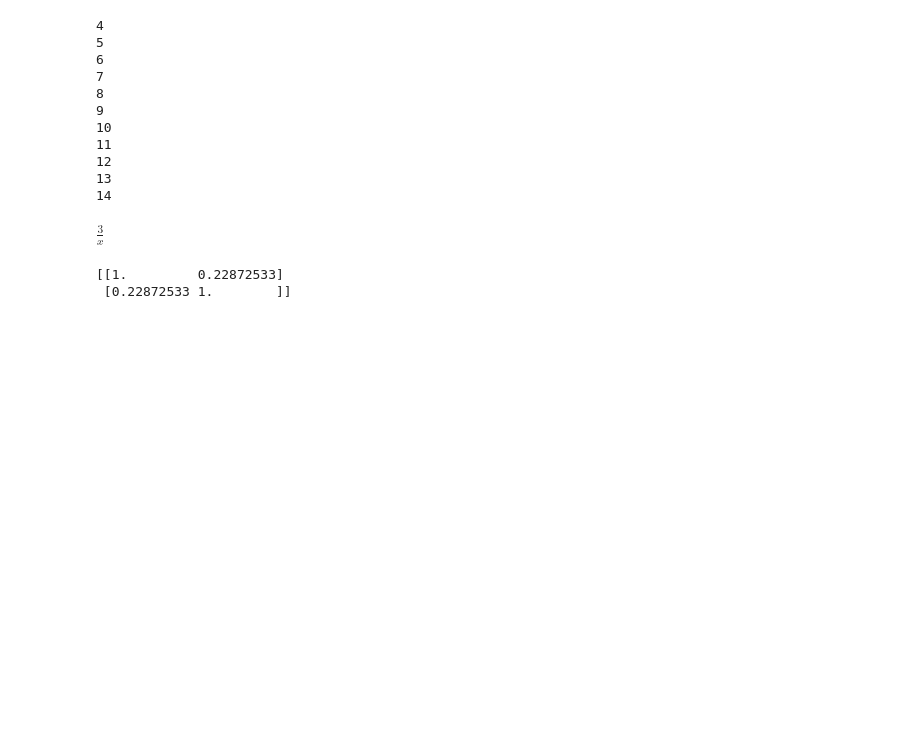
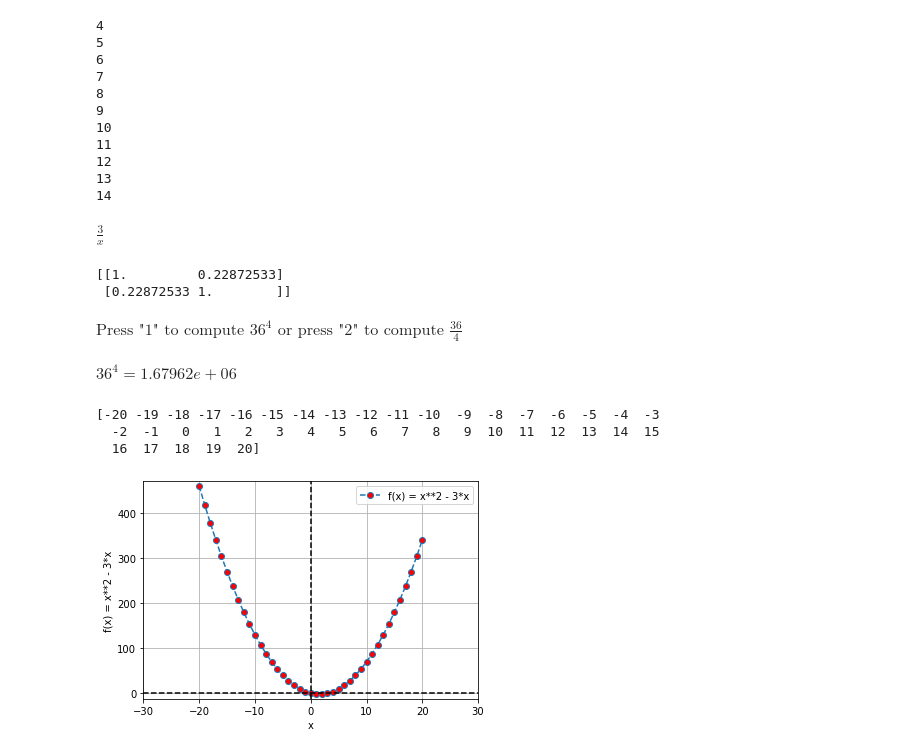
Before and after one commit to XabierFernandez/MyPythonProjects, a Jupyter notebook: JupLab_Maths.ipynb, the cells around one changed output. Saved outputs shown, nothing was run; the diff lists cells and outputs as text; code cells hidden in the pictures; blank space fills up the shorter version.

```diff
--- a/JupLab_Maths.ipynb
+++ b/JupLab_Maths.ipynb
@@ -49,0 +70,31 @@ print(np.corrcoef(a,b))
+# %%
+mainFunction()
+# %% [output]
+$\displaystyle \text{Press "1" to compute } 36^{4} \text{ or press "2" to compute }\frac{36}{4}$
+$\displaystyle 36^{4} = 1.67962e+06$
+# %%
+x = sym.symbols('x')
+y = x**2 - 3*x
+N=20
+data_x = np.arange(-N, N+1, 1)
+print(data_x)
+data_y = [y.subs(x, i) for i in data_x]
+plt.plot(data_x, data_y, markerfacecolor='r' , marker='o', linestyle='dashed', label = ('f(x) = %s' %y))
+
+plt.grid()
+plt.xlim(int(min(data_x))-10, int(max(data_x))+10)
+plt.ylim(int(min(data_y))-10, int(max(data_y))+10)
+
+plt.xlabel('x')
+plt.ylabel('f(x) = %s' %y)
+
+axis = plt.gca()
+plt.plot(axis.get_xlim(),[0,0],'k--')
+plt.plot([0,0],axis.get_ylim(),'k--')
+plt.legend()
+plt.show()
+# %% [output]
+[-20 -19 -18 -17 -16 -15 -14 -13 -12 -11 -10  -9  -8  -7  -6  -5  -4  -3
+  -2  -1   0   1   2   3   4   5   6   7   8   9  10  11  12  13  14  15
+  16  17  18  19  20]
+[figure, added]
```
Also changed, not shown: parts of 2 cells of this notebook.
